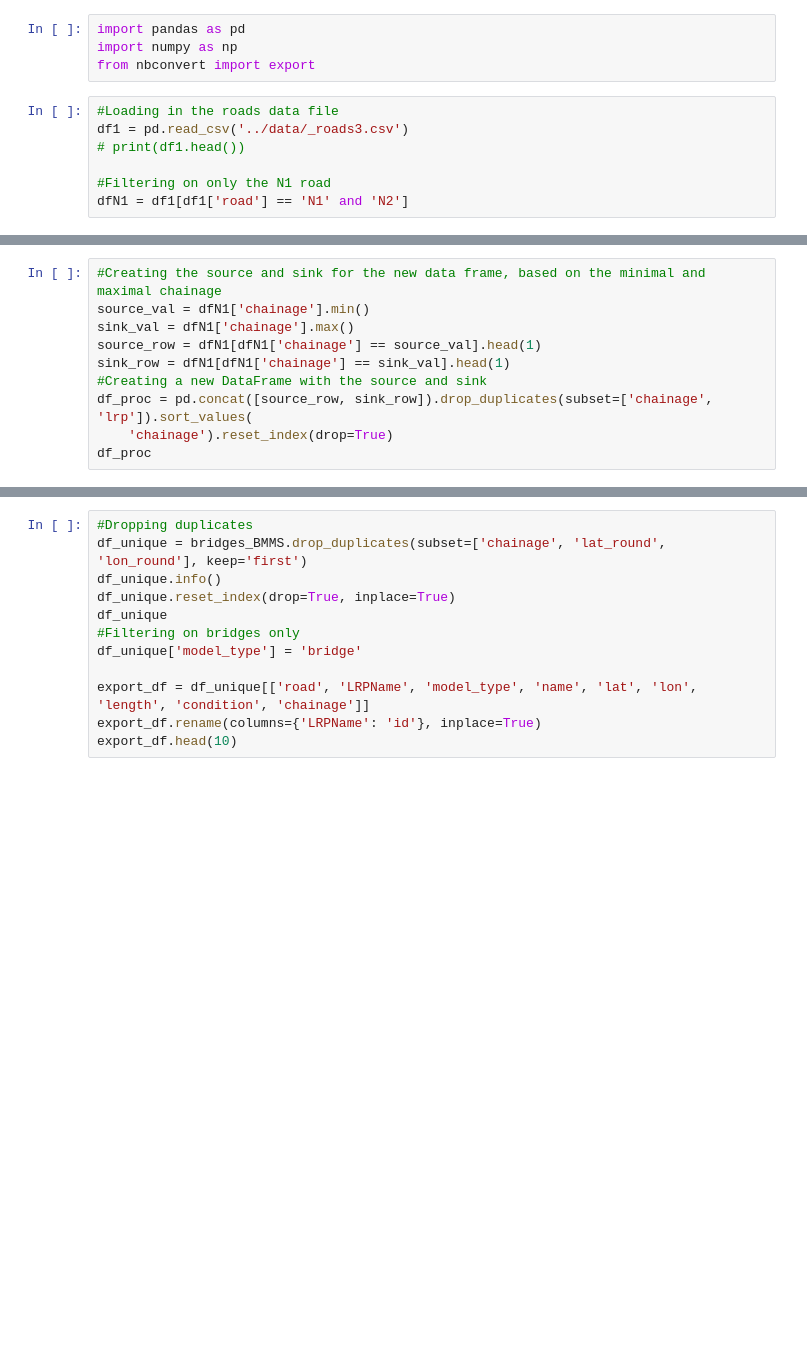
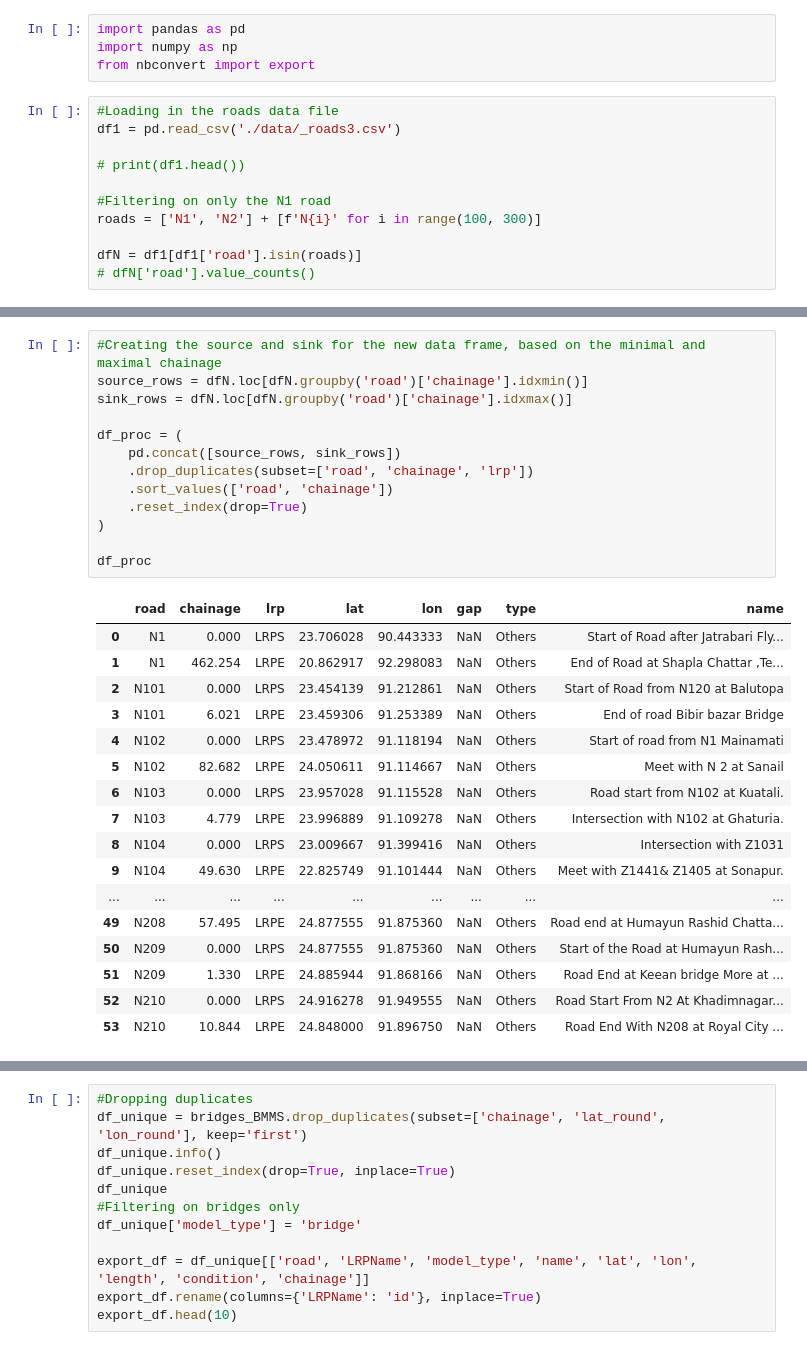
Before and after one commit to nielsvdd42/EPA133A-Advanced-Simulation-Group-1, a Jupyter notebook: EPA133a-G01-A3/data_version1.ipynb, the cells around one changed output, grey strips where cells are left out. Saved outputs shown, nothing was run; the diff lists cells and outputs as text; blank space fills up the shorter version.

Commit message:
datafile + data

```diff
--- a/EPA133a-G01-A3/data_version1.ipynb
+++ b/EPA133a-G01-A3/data_version1.ipynb
@@ -4,8 +4,12 @@ import numpy as np
 from nbconvert import export
 # %%
 #Loading in the roads data file
-df1 = pd.read_csv('../data/_roads3.csv')
+df1 = pd.read_csv('./data/_roads3.csv')
+
 # print(df1.head())
 
 #Filtering on only the N1 road
-dfN1 = df1[df1['road'] == 'N1' and 'N2']
+roads = ['N1', 'N2'] + [f'N{i}' for i in range(100, 300)]
+
+dfN = df1[df1['road'].isin(roads)]
+# dfN['road'].value_counts()
@@ -14,10 +26,31 @@ FileNotFoundError: [Errno 2] No such file or directory: '../data/_roads3.csv'
 # %%
 #Creating the source and sink for the new data frame, based on the minimal and maximal chainage
-source_val = dfN1['chainage'].min()
-sink_val = dfN1['chainage'].max()
-source_row = dfN1[dfN1['chainage'] == source_val].head(1)
-sink_row = dfN1[dfN1['chainage'] == sink_val].head(1)
-#Creating a new DataFrame with the source and sink
-df_proc = pd.concat([source_row, sink_row]).drop_duplicates(subset=['chainage', 'lrp']).sort_values(
-    'chainage').reset_index(drop=True)
+source_rows = dfN.loc[dfN.groupby('road')['chainage'].idxmin()]
+sink_rows = dfN.loc[dfN.groupby('road')['chainage'].idxmax()]
+
+df_proc = (
+    pd.concat([source_rows, sink_rows])
+    .drop_duplicates(subset=['road', 'chainage', 'lrp'])
+    .sort_values(['road', 'chainage'])
+    .reset_index(drop=True)
+)
+
 df_proc
+# %% [output]
+|  | road | chainage | lrp | lat | lon | gap | type | name |
+| 0 | N1 | 0.000 | LRPS | 23.706028 | 90.443333 | NaN | Others | Start of Road after Jatrabari Fly... |
+| 1 | N1 | 462.254 | LRPE | 20.862917 | 92.298083 | NaN | Others | End of Road at Shapla Chattar ,Te... |
+| 2 | N101 | 0.000 | LRPS | 23.454139 | 91.212861 | NaN | Others | Start of Road from N120 at Balutopa |
+| 3 | N101 | 6.021 | LRPE | 23.459306 | 91.253389 | NaN | Others | End of road Bibir bazar Bridge |
+| 4 | N102 | 0.000 | LRPS | 23.478972 | 91.118194 | NaN | Others | Start of road from N1 Mainamati |
+| 5 | N102 | 82.682 | LRPE | 24.050611 | 91.114667 | NaN | Others | Meet with N 2 at Sanail |
+| 6 | N103 | 0.000 | LRPS | 23.957028 | 91.115528 | NaN | Others | Road start from N102 at Kuatali. |
+| 7 | N103 | 4.779 | LRPE | 23.996889 | 91.109278 | NaN | Others | Intersection with N102 at Ghaturia. |
+| 8 | N104 | 0.000 | LRPS | 23.009667 | 91.399416 | NaN | Others | Intersection with Z1031 |
+| 9 | N104 | 49.630 | LRPE | 22.825749 | 91.101444 | NaN | Others | Meet with Z1441& Z1405 at Sonapur. |
+| ... | ... | ... | ... | ... | ... | ... | ... | ... |
+| 49 | N208 | 57.495 | LRPE | 24.877555 | 91.875360 | NaN | Others | Road end at Humayun Rashid Chatta... |
+| 50 | N209 | 0.000 | LRPS | 24.877555 | 91.875360 | NaN | Others | Start of the Road at Humayun Rash... |
+| 51 | N209 | 1.330 | LRPE | 24.885944 | 91.868166 | NaN | Others | Road End at Keean bridge More at ... |
+| 52 | N210 | 0.000 | LRPS | 24.916278 | 91.949555 | NaN | Others | Road Start From N2 At Khadimnagar... |
+| 53 | N210 | 10.844 | LRPE | 24.848000 | 91.896750 | NaN | Others | Road End With N208 at Royal City ... |
```
Also changed, not shown: parts of 6 cells of this notebook.
